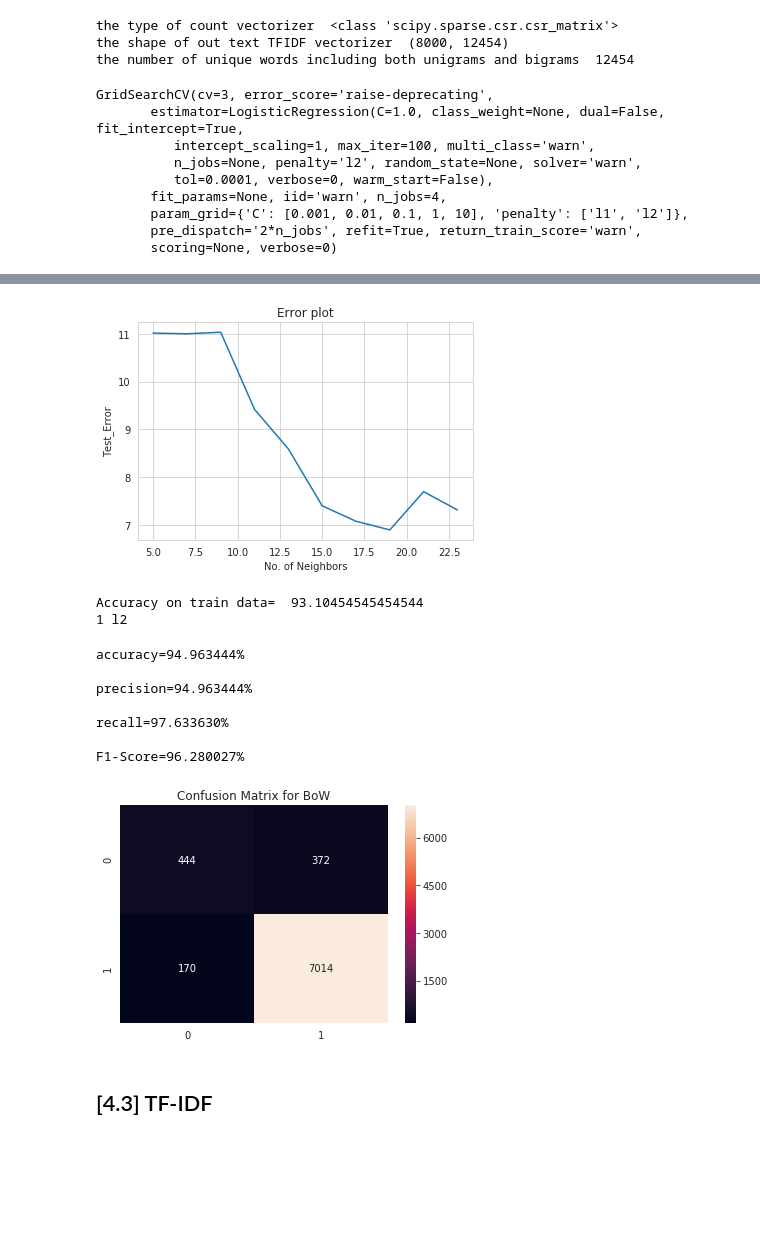
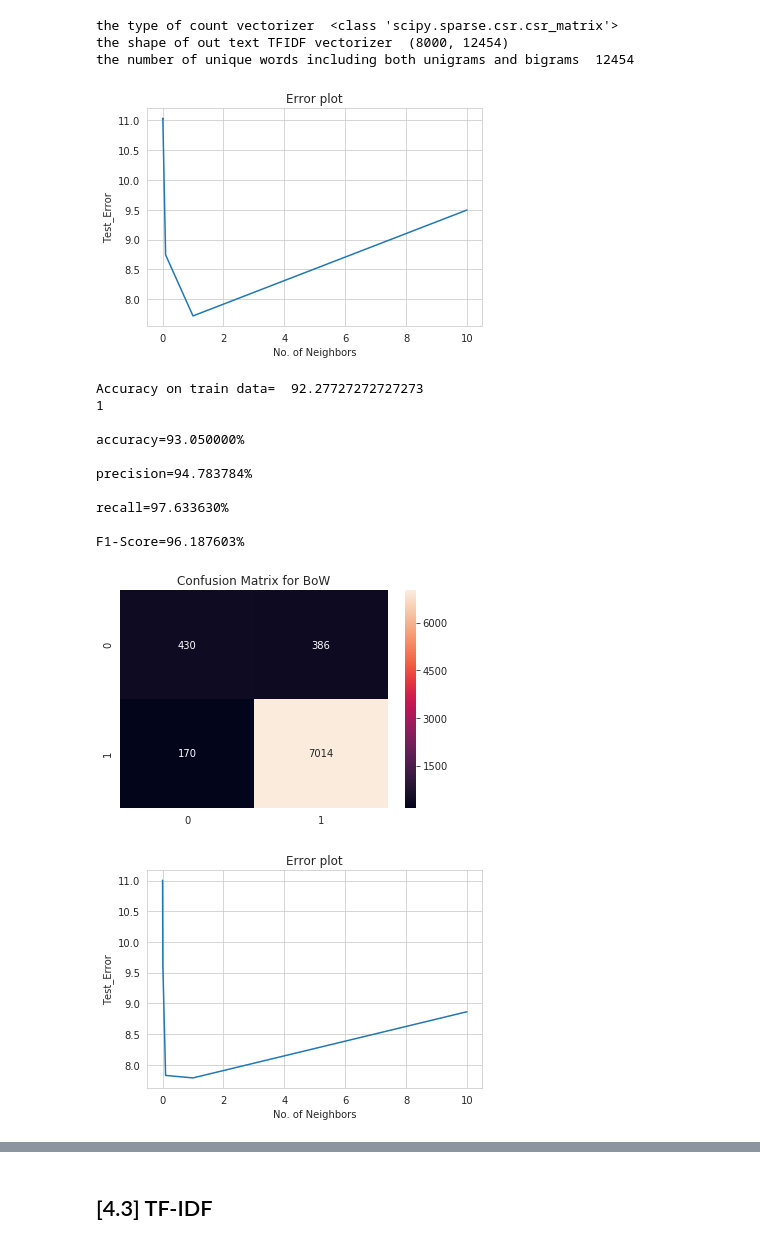
Before and after one commit to Lalit-Yadav-E1483/Amazon-Fine-Food, a Jupyter notebook: logistic_regression.ipynb, the cells around one changed output, grey strips where cells are left out. Drawn from its saved outputs; the diff is of its cells as text; code cells hidden in the pictures; blank space fills up the shorter version.

```diff
--- a/logistic_regression.ipynb
+++ b/logistic_regression.ipynb
@@ -494,17 +511,19 @@ the type of count vectorizer  <class 'scipy.sparse.csr.csr_matrix'>
 the shape of out text TFIDF vectorizer  (8000, 12454)
 the number of unique words including both unigrams and bigrams  12454
 # %%
-clf = LogisticRegression()
-param_grid = { 'C': [0.001,0.01,0.1,1,10], 'penalty': ['l1', 'l2'] }
-grid = GridSearchCV(estimator=clf, param_grid=param_grid, cv=3, n_jobs = 4)
-grid.fit(X_train_bigram, y_train)
+param_grid = { 'C': [0.001,0.01,0.1,1,10] }
+build_model_and_plot(X_train_bigram, y_train, X_test_bigram, y_test, param_grid)
 # %% [output]
+[figure, added]
-GridSearchCV(cv=3, error_score='raise-deprecating',
-       estimator=LogisticRegression(C=1.0, class_weight=None, dual=False, fit_intercept=True,
-          intercept_scaling=1, max_iter=100, multi_class='warn',
-          n_jobs=None, penalty='l2', random_state=None, solver='warn',
-          tol=0.0001, verbose=0, warm_start=False),
-       fit_params=None, iid='warn', n_jobs=4,
-       param_grid={'C': [0.001, 0.01, 0.1, 1, 10], 'penalty': ['l1', 'l2']},
-       pre_dispatch='2*n_jobs', refit=True, return_train_score='warn',
-       scoring=None, verbose=0)
+Accuracy on train data=  92.27727272727273
+1
+
+accuracy=93.050000%
+
+precision=94.783784%
+
+recall=97.633630%
+
+F1-Score=96.187603%
+[figure, added]
+[figure, added]
@@ -511,52 +546,0 @@ GridSearchCV(cv=3, error_score='raise-deprecating',
-# %%
-neigh = [i for i in np.arange(5, 25, 2)]
-error = [(1-i)*100 for i in grid.cv_results_['mean_test_score']]
-plt.plot(neigh, error)
-plt.title('Error plot')
-plt.xlabel('No. of Neighbors')
-plt.ylabel('Test_Error')
-plt.show()
-# %% [output]
-[figure, removed]
-# %%
-print("Accuracy on train data= ", grid.best_score_*100)
-tr_acc1 = grid.best_score_*100
-a = grid.best_params_
-optimal_c = a.get('C')
-optimal_p = a.get('penalty')
-print(optimal_c, optimal_p)
-# %% [output]
-Accuracy on train data=  93.10454545454544
-1 l2
-# %%
-clf_optimal = LogisticRegression(C=optimal_c, penalty=optimal_p)
-clf_optimal.fit(X_train_bow, y_train)
-
-pred = clf_optimal.predict(X_test_bow)
-
-acc1 = accuracy_score(y_test, pred) * 100
-pre1 = precision_score(y_test, pred) * 100
-rec1 = recall_score(y_test, pred) * 100
-f11 = f1_score(y_test, pred) * 100
-
-print('\naccuracy=%f%%' % (pre1))
-print('\nprecision=%f%%' % (pre1))
-print('\nrecall=%f%%' % (rec1))
-print('\nF1-Score=%f%%' % (f11))
-# %% [output]
-accuracy=94.963444%
-
-precision=94.963444%
-
-recall=97.633630%
-
-F1-Score=96.280027%
-# %%
-from sklearn.metrics import confusion_matrix
-import seaborn as sns
-cm = confusion_matrix(y_test,pred)
-sns.heatmap(cm, annot=True,fmt='d')
-plt.title('Confusion Matrix for BoW')
-plt.show()
-# %% [output]
-[figure, removed]
```
Also changed, not shown: parts of 23 cells of this notebook.
